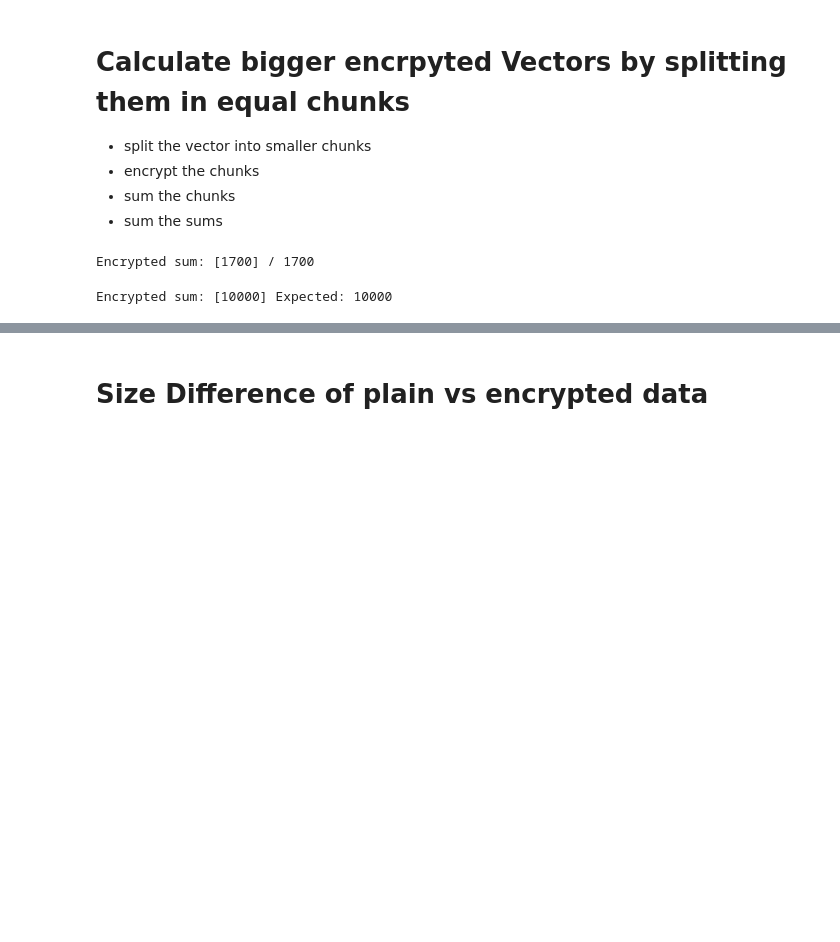
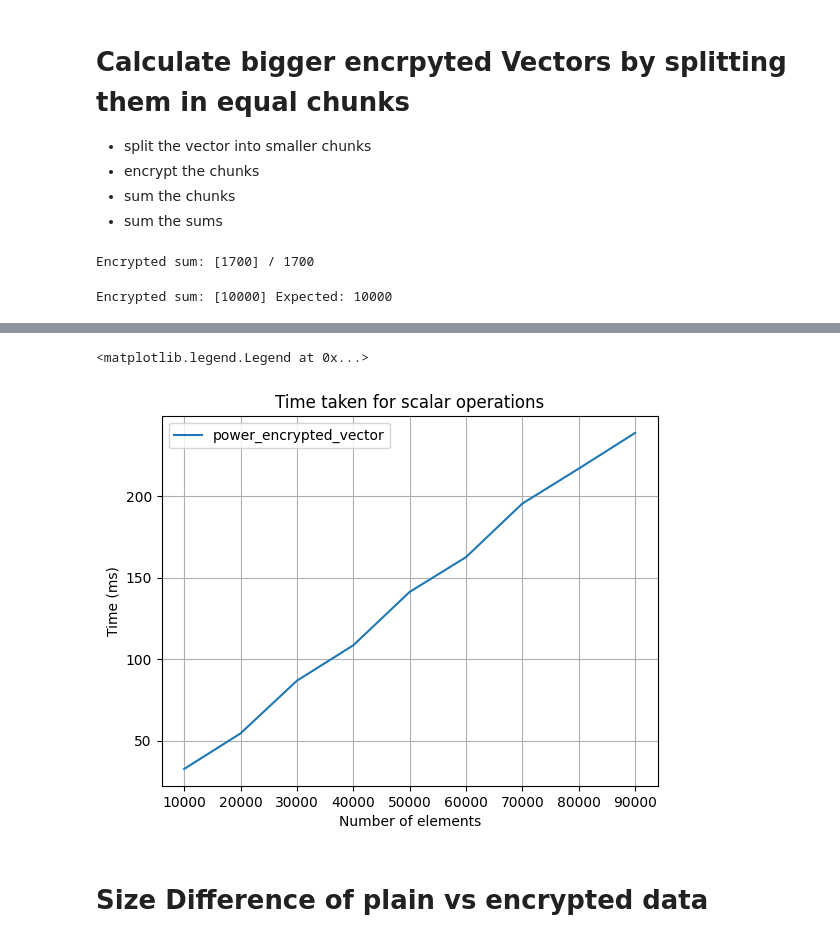
Before and after one commit to priyanshu2015/PPC-Techniques-Implementation, a Jupyter notebook: analytics.ipynb, the cells around one changed output, grey strips where cells are left out. Cells and saved outputs as stored; diff of their text form; code cells hidden in the pictures; blank space fills up the shorter version.

```diff
--- a/analytics.ipynb
+++ b/analytics.ipynb
@@ -454,3 +574,19 @@ plt.legend()
+# %%
+# plot the times
+
+plt.figure()
+# enable the grid
+plt.grid(True)
+plt.xlabel("Number of elements")
+plt.ylabel("Time (ms)")
+plt.title("Time taken for scalar operations")
+
+plt.plot(range(START, NUMBER_OF_ELEMENTS, STEPS), operation_times["power_encrypted_vector"], label=operation)
+
+plt.legend()
+# %% [output]
+<matplotlib.legend.Legend at 0x...>
+[figure, added]
 # %% [markdown]
 # Size Difference of plain vs encrypted data
 # %%
```
Also changed, not shown: parts of 18 cells of this notebook.
